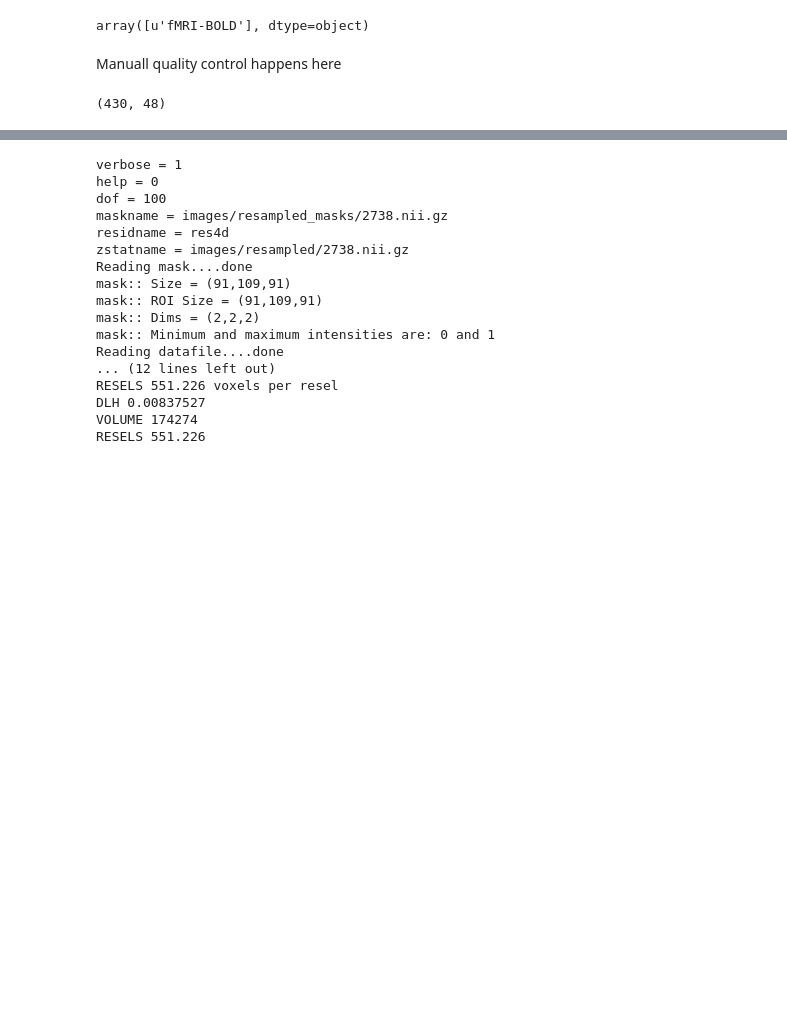
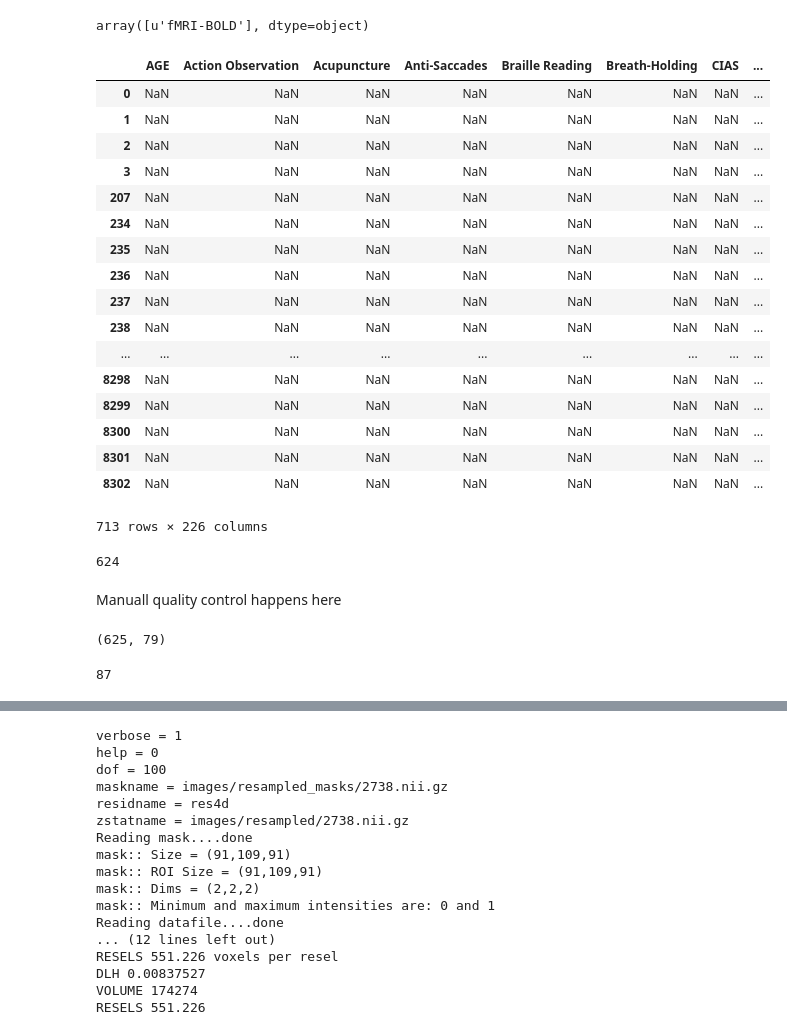
Before and after one commit to NeuroVault/atlas_analysis, a Jupyter notebook: Download data.ipynb, the cells around one changed output, grey strips where cells are left out. Drawn from its saved outputs; the diff is of its cells as text; code cells hidden in the pictures; blank space fills up the shorter version.

```diff
--- a/Download data.ipynb
+++ b/Download data.ipynb
@@ -50,3 +58,24 @@ images_f = images_f[images_f.cognitive_paradigm_cogatlas.isin(['rest eyes open',
 pd.unique(images_f.modality)
 # %% [output]
 array([u'fMRI-BOLD'], dtype=object)
+# %%
+images_f
+# %% [output]
+|  | AGE | Action Observation | Acupuncture | Anti-Saccades | Braille Reading | Breath-Holding | CIAS | ... |
+| 0 | NaN | NaN | NaN | NaN | NaN | NaN | NaN | ... |
+| 1 | NaN | NaN | NaN | NaN | NaN | NaN | NaN | ... |
+| 2 | NaN | NaN | NaN | NaN | NaN | NaN | NaN | ... |
+| 3 | NaN | NaN | NaN | NaN | NaN | NaN | NaN | ... |
+| 207 | NaN | NaN | NaN | NaN | NaN | NaN | NaN | ... |
+| 234 | NaN | NaN | NaN | NaN | NaN | NaN | NaN | ... |
+| 235 | NaN | NaN | NaN | NaN | NaN | NaN | NaN | ... |
+| 236 | NaN | NaN | NaN | NaN | NaN | NaN | NaN | ... |
+| 237 | NaN | NaN | NaN | NaN | NaN | NaN | NaN | ... |
+| 238 | NaN | NaN | NaN | NaN | NaN | NaN | NaN | ... |
+| ... | ... | ... | ... | ... | ... | ... | ... | ... |
+| 8298 | NaN | NaN | NaN | NaN | NaN | NaN | NaN | ... |
+| 8299 | NaN | NaN | NaN | NaN | NaN | NaN | NaN | ... |
+| 8300 | NaN | NaN | NaN | NaN | NaN | NaN | NaN | ... |
+| 8301 | NaN | NaN | NaN | NaN | NaN | NaN | NaN | ... |
+| 8302 | NaN | NaN | NaN | NaN | NaN | NaN | NaN | ... |
+713 rows × 226 columns
@@ -53,3 +84,7 @@ array([u'fMRI-BOLD'], dtype=object)
+# %%
+len(files)
+# %% [output]
+624
 # %%
 import urllib, os
 DOWNLOADS_DIR = "thumbnails"
@@ -63,9 +98,13 @@ for url in images_f.thumbnail:
 # %% [markdown]
 Manuall quality control happens here
 # %%
-filenames = !ls vetted_thumbnails/
+filenames = !ls thumbnails/
 ids = [int(fname.split(".")[0].split("_")[2]) for fname in filenames]
 images_f = images_f[images_f.image_id.isin(ids)]
 len(images_f), len(pd.unique(images_f.collection_id))
 # %% [output]
-(430, 48)
+(625, 79)
+# %%
+len(s)
+# %% [output]
+87
```
Also changed, not shown: parts of 12 cells of this notebook, 4 other files.
